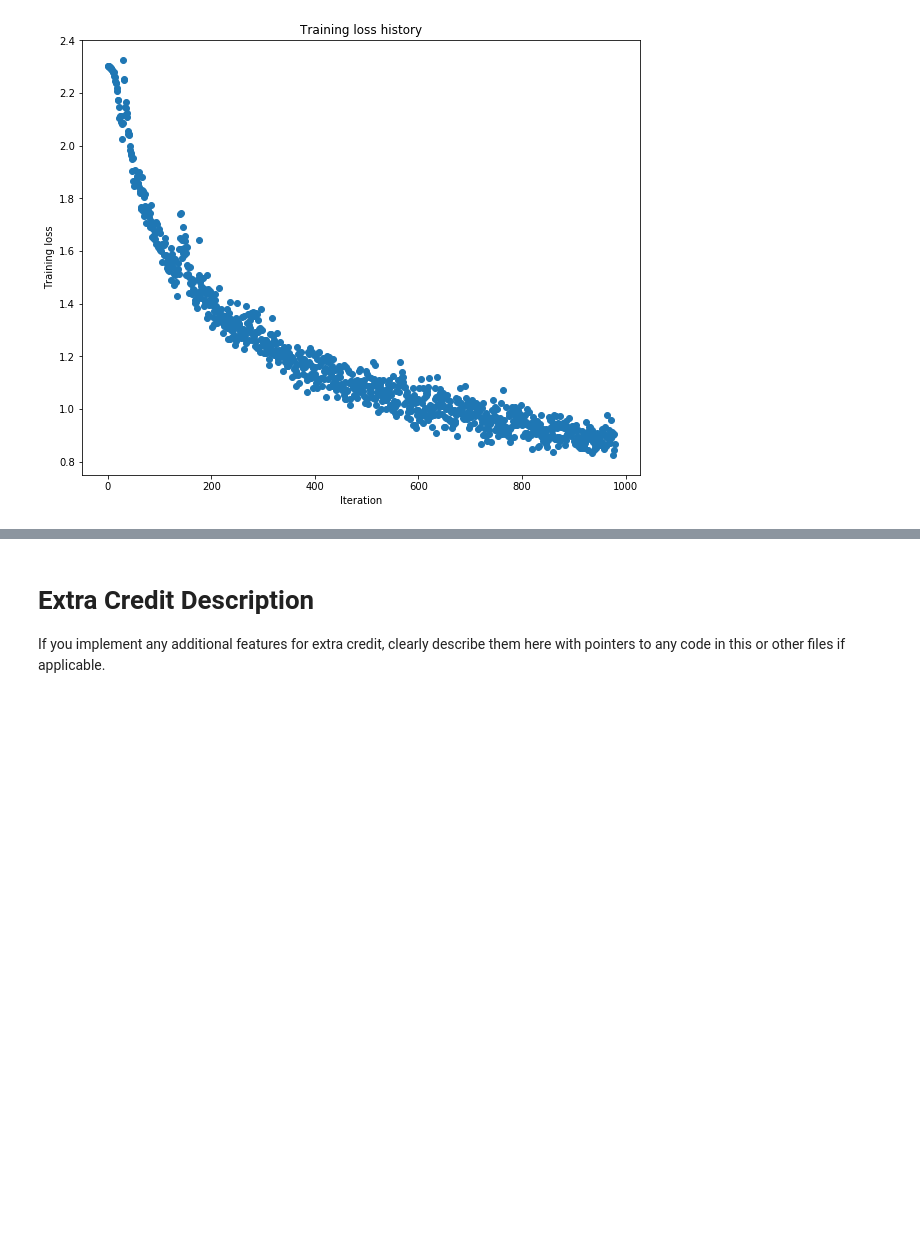
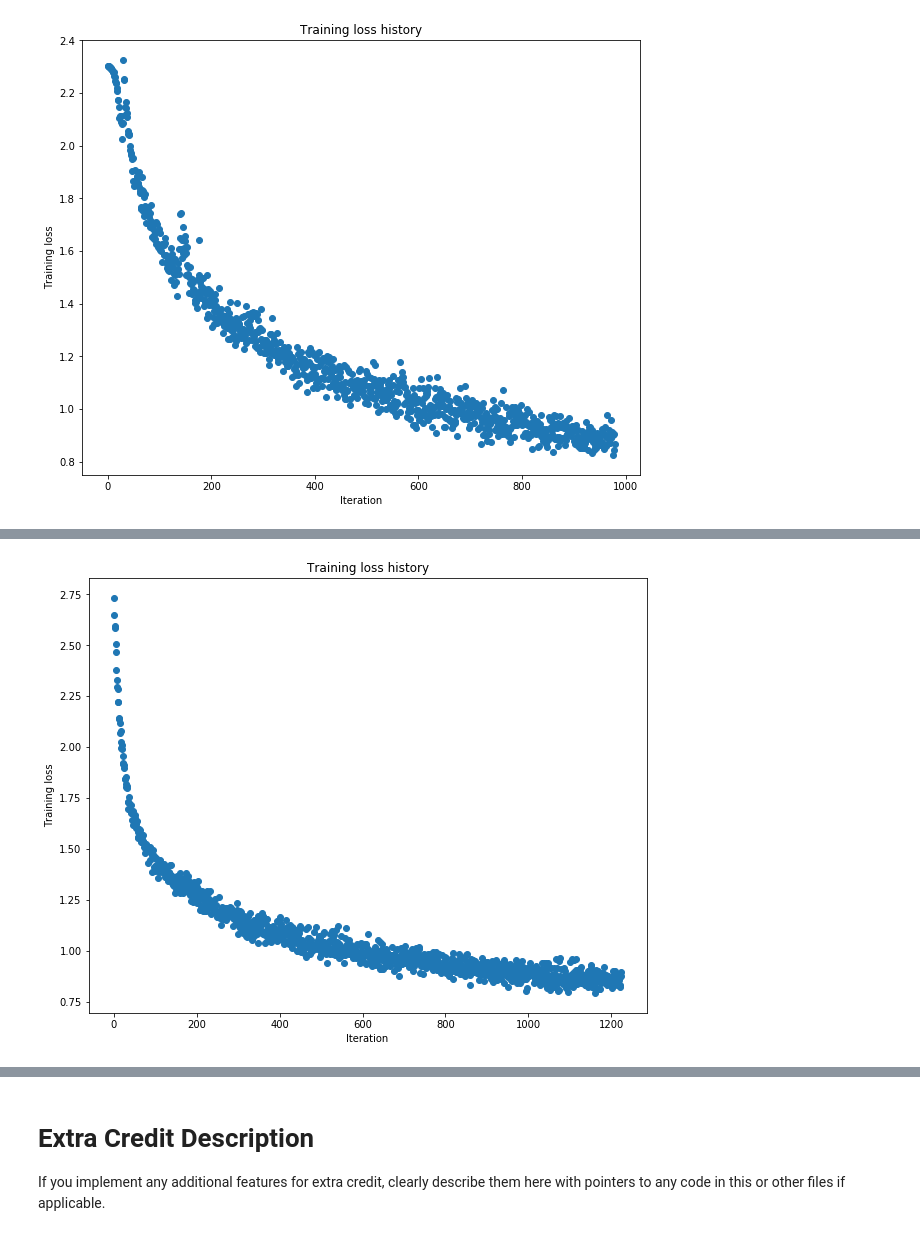
Before and after one commit to Aran00/CS231nAssignments, a Jupyter notebook: assignment2/ConvolutionalNetworks.ipynb, the cells around one changed output, grey strips where cells are left out. Drawn from its saved outputs; the diff is of its cells as text; code cells hidden in the pictures; blank space fills up the shorter version.

```diff
--- a/assignment2/ConvolutionalNetworks.ipynb
+++ b/assignment2/ConvolutionalNetworks.ipynb
@@ -795,3 +795,44 @@ plt.show()
 (Epoch 20 / 20) train acc: 0.662000; val_acc: 0.681000
 Best validation accuracy is 0.681000
 [figure]
+# %%
+# Seems the batch norm doesn't have much advantages
+num_train = 10000
+small_data = {
+  'X_train': data['X_train'][:num_train],
+  'y_train': data['y_train'][:num_train],
+  'X_val': data['X_val'],
+  'y_val': data['y_val'],
+}
+
+# Train a really good model on CIFAR-10
+weight_scale = 1.0/np.sqrt(3*32*32/2)
+use_batch_norm = True
+conv_layer_config_1 = ConvLayerConfig(num_filters=16, weight_scale=1.0/np.sqrt((3*32*32 + 16*16*16)/2), use_batch_norm=use_batch_norm)
+conv_layer_config_2 = ConvLayerConfig(num_filters=16, weight_scale=1.0/np.sqrt((16*16*16 + 16*8*8)/2), use_batch_norm=use_batch_norm)
+conv_layer_config_3 = ConvLayerConfig(num_filters=16, weight_scale=1.0/np.sqrt((16*8*8 + 16*4*4)/2), use_batch_norm=use_batch_norm)
+conv_layer_config_4 = ConvLayerConfig(num_filters=16, weight_scale=1.0/np.sqrt((16*4*4 + 16*2*2)/2), use_batch_norm=use_batch_norm)
+hidden_layer_config_1 = HiddenLayerConfig(hidden_layer_dim=100, weight_scale=1.0/np.sqrt((16*2*2 + 100)/2), use_batch_norm=use_batch_norm)
+hidden_layer_config_2 = HiddenLayerConfig(hidden_layer_dim=100, weight_scale=1.0/np.sqrt(200/2), use_batch_norm=use_batch_norm)
+hidden_layer_config_3 = HiddenLayerConfig(hidden_layer_dim=100, weight_scale=1.0/np.sqrt(200/2), use_batch_norm=use_batch_norm)
+
+# To add reg param here...
+model = MultipleLayerConvNet([conv_layer_config_1, conv_layer_config_2, conv_layer_config_3, conv_layer_config_4],
+                             [hidden_layer_config_1, hidden_layer_config_2, hidden_layer_config_3],
+                             output_layer_weight_scale=1.0/np.sqrt((10 + 100)/2), dtype=np.float32)
+
+solver = Solver(model, data,
+                num_epochs=25, batch_size=1000,
+                update_rule='sgd_momentum',
+                optim_config={
+                  'learning_rate': 1e-2,
+                },
+                lr_decay=0.95,
+                verbose=True, print_every=10)
+solver.train()
+plt.plot(solver.loss_history, 'o')
+plt.title('Training loss history')
+plt.xlabel('Iteration')
+plt.ylabel('Training loss')
+plt.show()
+# %% [output]
@@ -797,0 +856 @@ Best validation accuracy is 0.681000
+[figure, added]
```
Also changed, not shown: parts of 2 cells of this notebook.
